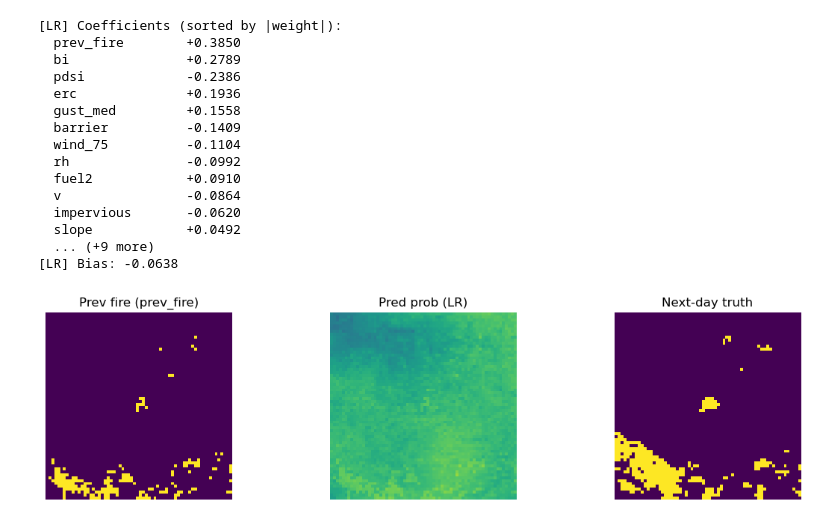
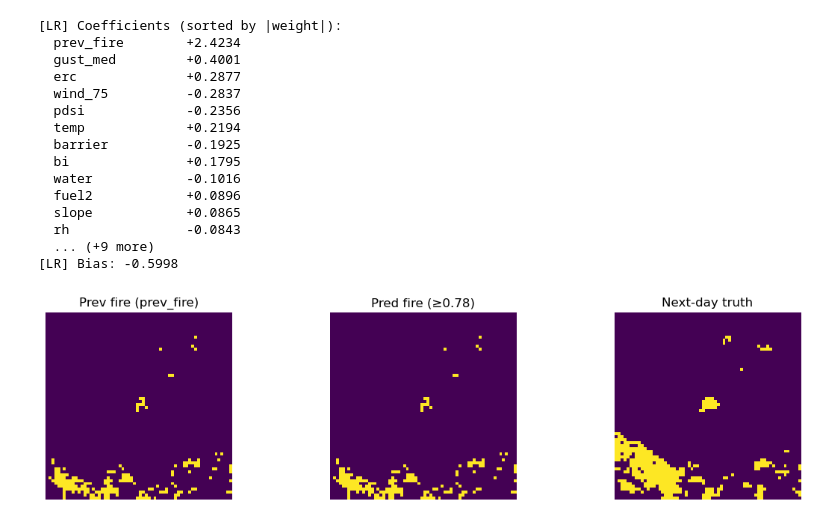
Before and after one commit to robertclayh/wildfire-spread-prediction, a Jupyter notebook: mNDWS_LogRegModel.ipynb, the cells around one changed output. Saved outputs shown, nothing was run; the diff lists cells and outputs as text; code cells hidden in the pictures.

Commit message:
added figures to logreg model

```diff
--- a/mNDWS_LogRegModel.ipynb
+++ b/mNDWS_LogRegModel.ipynb
@@ -23,14 +19,32 @@ from torch.utils.data import Dataset, DataLoader, WeightedRandomSampler
 
 from sklearn.metrics import average_precision_score, precision_recall_curve
 
-from mNDWS_DataPipeline import WildfireDataset, WildfirePaths, CH_ORDER_BASE, CH_ORDER_EXTRA
+# Silence pipeline init logs unless overridden upstream
+os.environ.setdefault("MNDWS_PIPELINE_SILENT", "1")
+import mNDWS_DataPipeline as mndws_dp
+WildfireDataset = mndws_dp.WildfireDataset
+WildfirePaths = mndws_dp.WildfirePaths
+CH_ORDER_BASE = mndws_dp.CH_ORDER_BASE
+CH_ORDER_EXTRA = mndws_dp.CH_ORDER_EXTRA
 
 def set_seed(seed=1337):
     random.seed(seed); np.random.seed(seed)
     torch.manual_seed(seed); torch.cuda.manual_seed_all(seed)
 set_seed(1337)
 
-device   = torch.device("cuda" if torch.cuda.is_available() else "cpu")
-use_cuda = torch.cuda.is_available()
+if torch.cuda.is_available():
+    device = torch.device("cuda")
+    # Enable cuDNN autotuner only when CUDA is active
+    try:
+        torch.backends.cudnn.benchmark = True
+    except Exception:
+        pass
+elif hasattr(torch.backends, "mps") and torch.backends.mps.is_available():
+    device = torch.device("mps")
+else:
+    device = torch.device("cpu")
+
+use_cuda = device.type == "cuda"
+use_mps = device.type == "mps"
 print("Device:", device)
 # %% [output]
@@ -65,6 +87,6 @@ print(f'Channels configured ({len(CHANNELS_FOR_MODEL)}): {CHANNELS_FOR_MODEL}')
 # %%
 # =========================================================
-# 4) Pixel Logistic Regression (1x1 conv) — mNDWS channel-aware
+# 4) Pixel Logistic Regression (1x1 conv) — mNDWS channel-aware, change number of epochs here
 # =========================================================
 import torch.nn as nn
 
@@ -100,6 +122,8 @@ lr_model = PixelLogReg(in_ch=n_ch).to(device)
 pw = pos_weight_from_loader(train_loader)
 criterion = nn.BCEWithLogitsLoss(pos_weight=pw)
 optimizer = torch.optim.AdamW(lr_model.parameters(), lr=1e-3, weight_decay=1e-4)
-EPOCHS_LR = 5
+
+# change number of epochs here
+EPOCHS_LR = 50
 print("in_ch =", n_ch, "pos_weight =", float(pw))
 # %% [output]
@@ -209,49 +272,50 @@ for name, w in coef_sorted[:top_k]:
     print(f"  {name:16s} {w:+.4f}")
 if top_k < len(W):
     print(f"  ... (+{len(W)-top_k} more)")
 print(f"[LR] Bias: {B:+.4f}")
 
-# Quick qualitative visualization (prev_fire, pred prob, next truth)
+# Quick qualitative visualization (prev_fire, pred mask, next truth)
 @torch.no_grad()
 def show_one_lr(ds, i=0):
     names = ds.channels
     prev_idx = names.index("prev_fire") if "prev_fire" in names else 0
 
     b = ds[i]
     X_raw0 = b["X_raw"].unsqueeze(0).to(device)       # (1,C,H,W)
     y = b["y"][0].numpy()                              # (H,W)
 
     X = build_lr_input(X_raw0, mean=meanC, std=stdC)   # uses channel-aware stats
     prob = torch.sigmoid(lr_model(X))[0, 0].cpu().numpy()
+    pred_fire = (prob >= float(best_thr_val)).astype(np.float32)
 
     prev_img = b["X_raw"][prev_idx].numpy()
 
     fig, axs = plt.subplots(1, 3, figsize=(12, 3))
     axs[0].imshow(prev_img, vmin=0, vmax=1); axs[0].set_title(f"Prev fire ({names[prev_idx]})")
-    axs[1].imshow(prob, vmin=0, vmax=1);     axs[1].set_title("Pred prob (LR)")
+    axs[1].imshow(pred_fire, vmin=0, vmax=1); axs[1].set_title(f"Pred fire (≥{best_thr_val:.2f})")
     axs[2].imshow(y, vmin=0, vmax=1);        axs[2].set_title("Next-day truth")
     for a in axs: a.axis('off')
     plt.tight_layout(); plt.show()
 
 # Example
 show_one_lr(test_ds, i=0)
 # %% [output]
 [LR] Coefficients (sorted by |weight|):
-  prev_fire        +0.3850
-  bi               +0.2789
-  pdsi             -0.2386
-  erc              +0.1936
-  gust_med         +0.1558
-  barrier          -0.1409
-  wind_75          -0.1104
-  rh               -0.0992
-  fuel2            +0.0910
-  v                -0.0864
-  impervious       -0.0620
-  slope            +0.0492
+  prev_fire        +2.4234
+  gust_med         +0.4001
+  erc              +0.2877
+  wind_75          -0.2837
+  pdsi             -0.2356
+  temp             +0.2194
+  barrier          -0.1925
+  bi               +0.1795
+  water            -0.1016
+  fuel2            +0.0896
+  slope            +0.0865
+  rh               -0.0843
   ... (+9 more)
-[LR] Bias: -0.0638
+[LR] Bias: -0.5998
-[figure, old version]
+[figure, new version]
 # %%
 # =========================================================
 # 7) Save artifacts (channel-aware, non-/content path)
```
Also changed, not shown: parts of 10 cells of this notebook, 1 other file.
